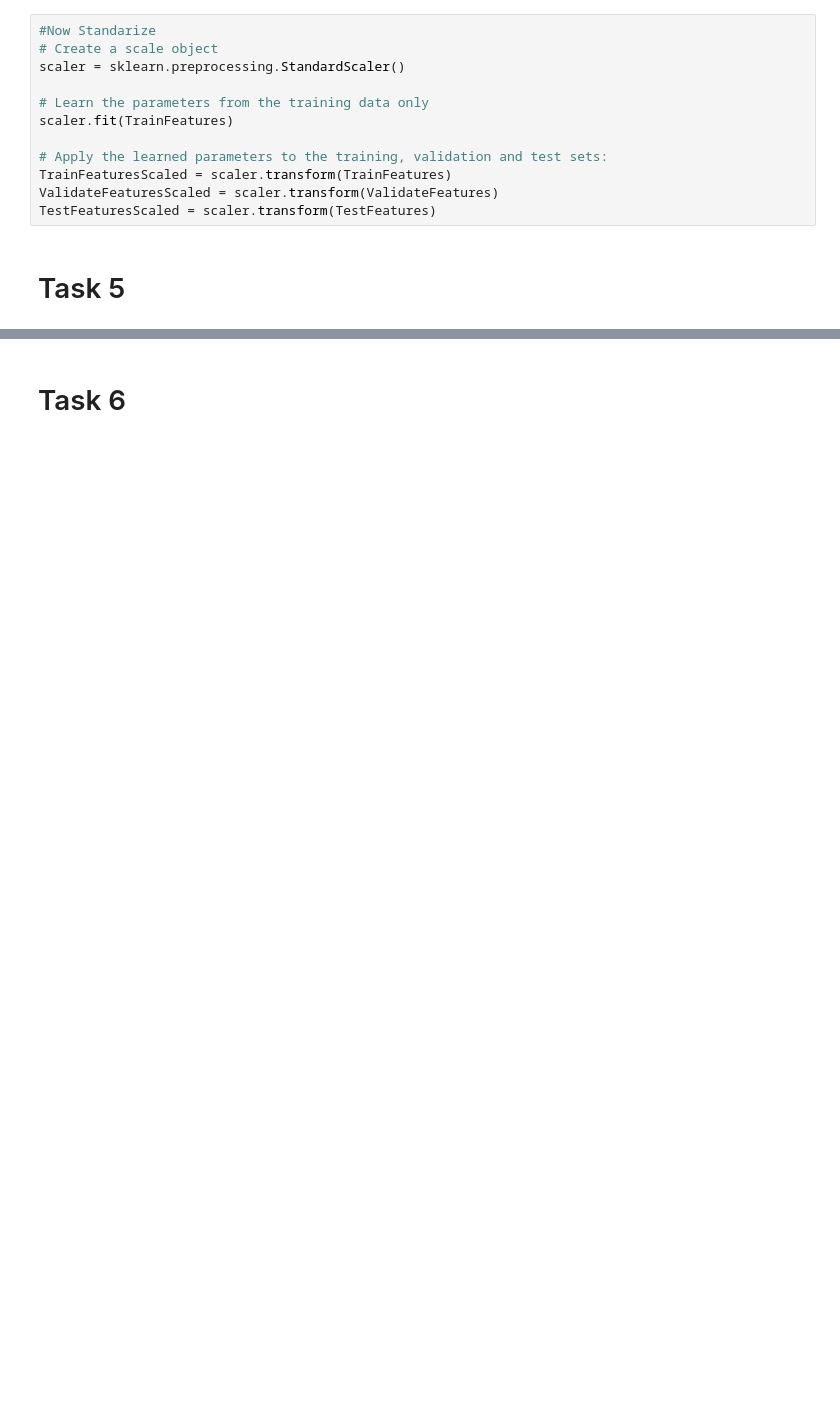
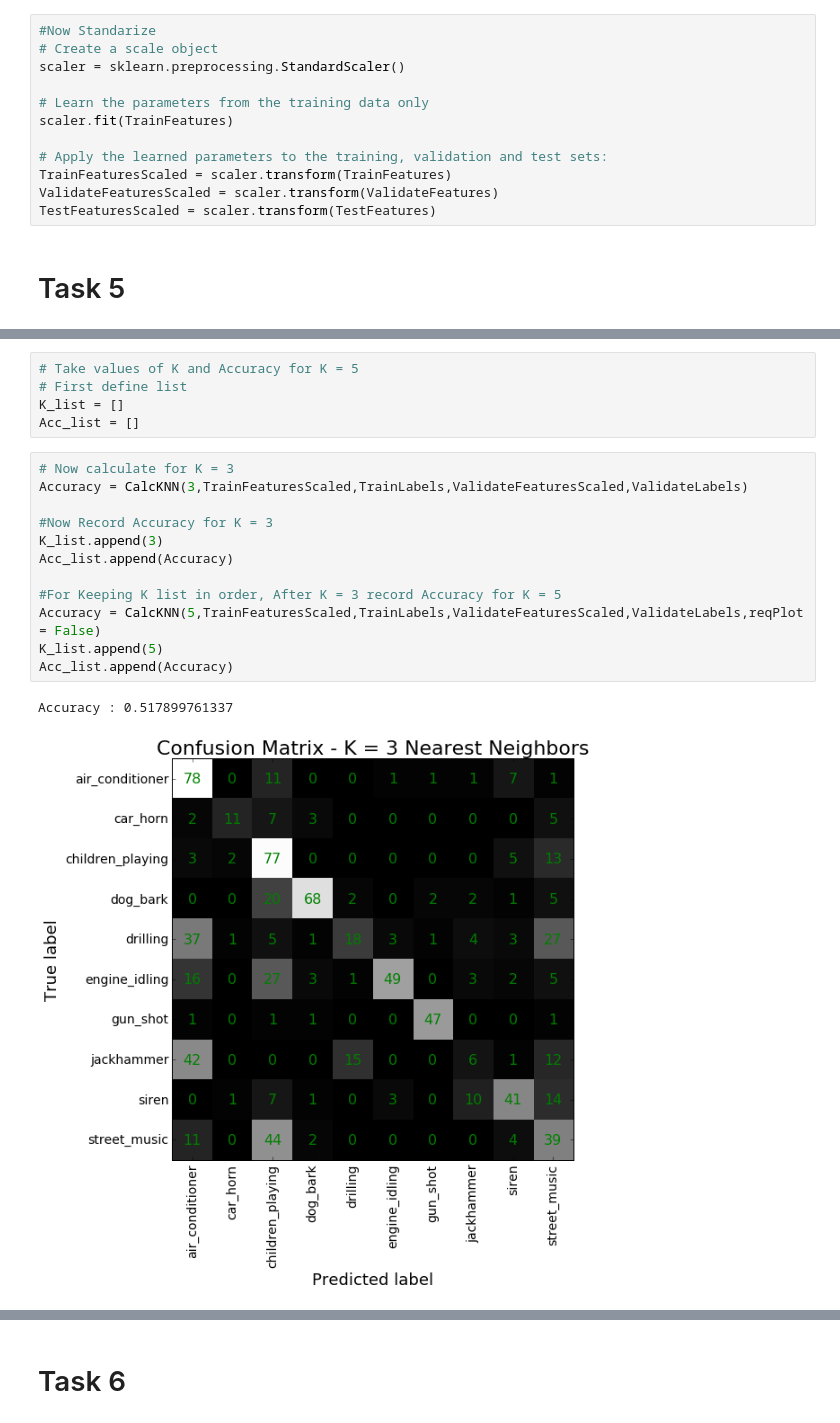
Before and after one commit to aporcel/Machine-Learning, a Jupyter notebook: LS_Homework2/HW2_ML4Sound.ipynb, the cells around one changed output, grey strips where cells are left out. Drawn from its saved outputs; the diff is of its cells as text; blank space fills up the shorter version.

```diff
--- a/LS_Homework2/HW2_ML4Sound.ipynb
+++ b/LS_Homework2/HW2_ML4Sound.ipynb
@@ -447,0 +346,20 @@ Accuracy : 0.652744630072
+# %%
+# Take values of K and Accuracy for K = 5
+# First define list
+K_list = []
+Acc_list = []
+# %%
+# Now calculate for K = 3
+Accuracy = CalcKNN(3,TrainFeaturesScaled,TrainLabels,ValidateFeaturesScaled,ValidateLabels)
+
+#Now Record Accuracy for K = 3
+K_list.append(3)
+Acc_list.append(Accuracy)
+
+#For Keeping K list in order, After K = 3 record Accuracy for K = 5
+Accuracy = CalcKNN(5,TrainFeaturesScaled,TrainLabels,ValidateFeaturesScaled,ValidateLabels,reqPlot = False)
+K_list.append(5)
+Acc_list.append(Accuracy)
+# %% [output]
+Accuracy : 0.517899761337
+[figure, added]
```
Also changed, not shown: parts of 59 cells of this notebook.
